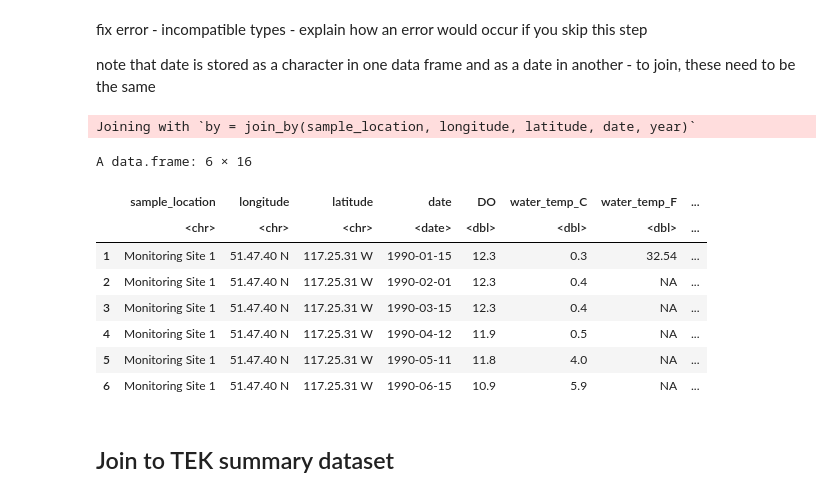
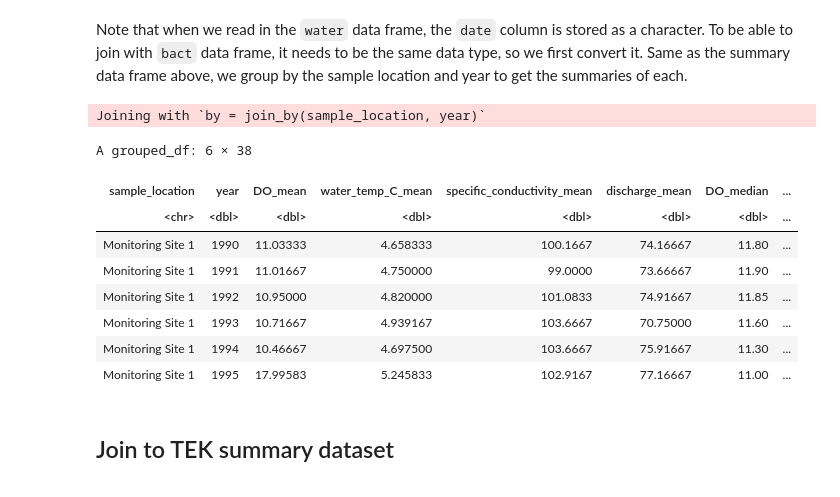
Before and after one commit to IndigenousEnvDataSci/IndigenousEnvDataSci.github.io, a Jupyter notebook: KAVI/Kavi_pt4.ipynb, the cells around one changed output. Cells and saved outputs as stored; diff of their text form; code cells hidden in the pictures.

```diff
--- a/KAVI/Kavi_pt4.ipynb
+++ b/KAVI/Kavi_pt4.ipynb
@@ -19,7 +25,7 @@ options(repr.plot.width = 12, repr.plot.height = 8)
 
 ## read in data and check for missing data
 # the document needs to be a CSV, so change the file format in Excel
-bact <- read.csv("K-avi_Bacteria_and_Nutrient_Data.csv")
+bact <- read.csv("https://raw.githubusercontent.com/IndigenousEnvDataSci/IndigenousEnvDataSci.github.io/refs/heads/main/KAVI/data/K-avi_Bacteria_and_Nutrient_Data.csv")
 
 # look at the structure of the file, see what might need to be changed
 str(bact)
@@ -73,7 +70,7 @@ A data.frame: 6 × 11
 ## now we can start summarizing the data, we'll look at it on an annual level
 bact_sum <- bact %>%
   group_by(sample_location, year) %>% # you can group by multiple or a single group(s) to make this summary
-  summarize_at(vars(e.coli.col.100.ml, total.coliform.col.100.ml, mg.l, turbidity.ntu),
+  summarize_at(vars(e.coli.col.100.ml, total.coliform.col.100.ml, phos.mg.l, nitrates.mg.l, turbidity.ntu),
                list(mean=mean, median=median, min=min, max=max), na.rm=T)
 
 head(bact_sum)
@@ -100,12 +97,17 @@ bind to existing water quality dataset
 # %%
 # read in cleaned water quality dataset
-water <- read.csv("K-avi_tribe_water_quality_dataset_clean.csv")
+water <- read.csv("https://raw.githubusercontent.com/IndigenousEnvDataSci/IndigenousEnvDataSci.github.io/refs/heads/main/KAVI/data/K-avi_tribe_water_quality_dataset_clean.csv")
 
 # remove the line number (X), column
 water <- water[,-1]
 
-# we're going to bind the two datasets together using a function in tidyverse
-# full_join() is much more reliable & versitle function than merge(),
-# which is a base R function
-# join <- full_join(water, bact)
+# edit water
+water_ann <- water %>%
+    mutate(date = ymd(date),
+           year = year(date)) %>%
+    group_by(sample_location, year) %>%
+    summarize_at(vars(DO, water_temp_C, specific_conductivity, discharge),
+               list(mean=mean, median=median, min=min, max=max), na.rm=T)
+
+head(water_ann)
 # %% [output]
@@ -117,26 +131,23 @@ ERROR: Error in `full_join()`:
 # %% [markdown]
-fix error - incompatible types - explain how an error would occur if you skip this step
-
-note that date is stored as a character in one data frame and as a date in another - to join, these need to be the same
+Note that when we read in the `water` data frame, the `date` column is stored as a character. To be able to join with `bact` data frame, it needs to be the same data type, so we first convert it. Same as the summary data frame above, we group by the sample location and year to get the summaries of each.
 # %%
-water$date <- ymd(water$date)
 # now we can try again to join them
-join <- full_join(water, bact) # success
+water_bact_join <- full_join(water_ann, bact_sum)
 # this function is great, because it is telling us all the information it is joining by!
 
-head(join)
+head(water_bact_join)
 # %% [output]
-Joining with `by = join_by(sample_location, longitude, latitude, date, year)`
+Joining with `by = join_by(sample_location, year)`
-A data.frame: 6 × 16
+A grouped_df: 6 × 38
-|  | sample_location | longitude | latitude | date | DO | water_temp_C | water_temp_F | ... |
-|  | <chr> | <chr> | <chr> | <date> | <dbl> | <dbl> | <dbl> | ... |
-| 1 | Monitoring Site 1 | 51.47.40 N | 117.25.31 W | 1990-01-15 | 12.3 | 0.3 | 32.54 | ... |
-| 2 | Monitoring Site 1 | 51.47.40 N | 117.25.31 W | 1990-02-01 | 12.3 | 0.4 | NA | ... |
-| 3 | Monitoring Site 1 | 51.47.40 N | 117.25.31 W | 1990-03-15 | 12.3 | 0.4 | NA | ... |
-| 4 | Monitoring Site 1 | 51.47.40 N | 117.25.31 W | 1990-04-12 | 11.9 | 0.5 | NA | ... |
-| 5 | Monitoring Site 1 | 51.47.40 N | 117.25.31 W | 1990-05-11 | 11.8 | 4.0 | NA | ... |
-| 6 | Monitoring Site 1 | 51.47.40 N | 117.25.31 W | 1990-06-15 | 10.9 | 5.9 | NA | ... |
+| sample_location | year | DO_mean | water_temp_C_mean | specific_conductivity_mean | discharge_mean | DO_median | ... |
+| <chr> | <dbl> | <dbl> | <dbl> | <dbl> | <dbl> | <dbl> | ... |
+| Monitoring Site 1 | 1990 | 11.03333 | 4.658333 | 100.1667 | 74.16667 | 11.80 | ... |
+| Monitoring Site 1 | 1991 | 11.01667 | 4.750000 | 99.0000 | 73.66667 | 11.90 | ... |
+| Monitoring Site 1 | 1992 | 10.95000 | 4.820000 | 101.0833 | 74.91667 | 11.85 | ... |
+| Monitoring Site 1 | 1993 | 10.71667 | 4.939167 | 103.6667 | 70.75000 | 11.60 | ... |
+| Monitoring Site 1 | 1994 | 10.46667 | 4.697500 | 103.6667 | 75.91667 | 11.30 | ... |
+| Monitoring Site 1 | 1995 | 17.99583 | 5.245833 | 102.9167 | 77.16667 | 11.00 | ... |
 # %% [markdown]
-## Join to TEK summary dataset ####
+## Join to TEK summary dataset
 # %%
 # read in the TEK summary dataset so we know what we're working with
```
Also changed, not shown: parts of 24 cells of this notebook, 5 other files.
